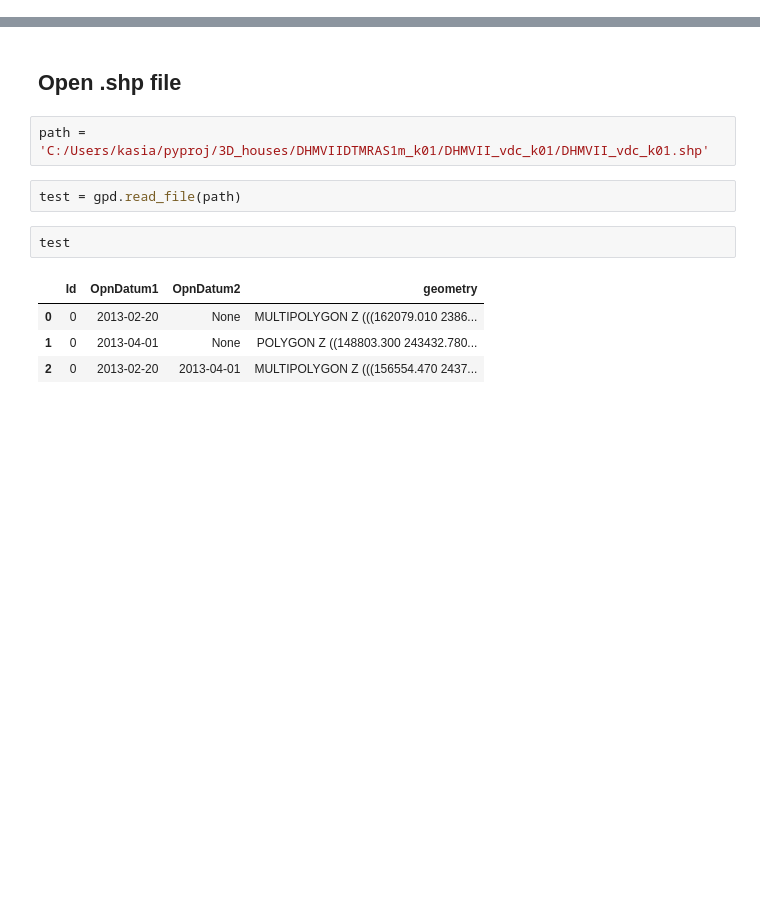
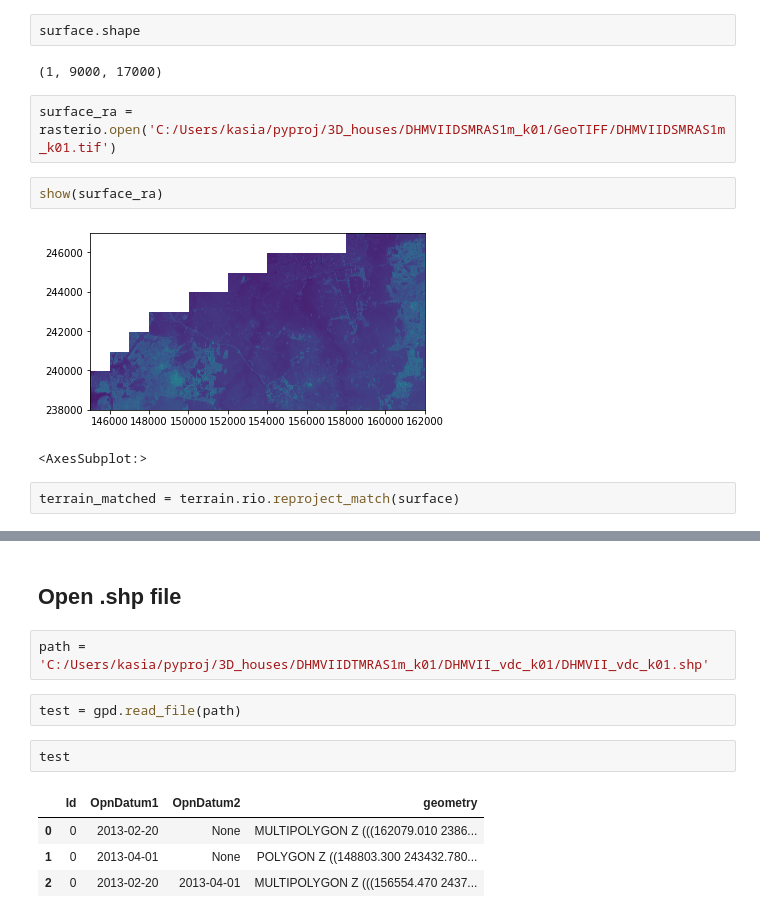
Before and after one commit to kpranke/3D_houses, a Jupyter notebook: 3D Houses.ipynb, the cells around one changed output, grey strips where cells are left out. Saved outputs shown, nothing was run; the diff lists cells and outputs as text; blank space fills up the shorter version.

```diff
--- a/3D Houses.ipynb
+++ b/3D Houses.ipynb
@@ -43,0 +235,13 @@ df.head()
+# %%
+surface.shape
+# %% [output]
+(1, 9000, 17000)
+# %%
+surface_ra = rasterio.open('C:/Users/kasia/pyproj/3D_houses/DHMVIIDSMRAS1m_k01/GeoTIFF/DHMVIIDSMRAS1m_k01.tif')
+# %%
+show(surface_ra)
+# %% [output]
+[figure, added]
+<AxesSubplot:>
+# %%
+terrain_matched = terrain.rio.reproject_match(surface)
```
Also changed, not shown: parts of 39 cells of this notebook.
